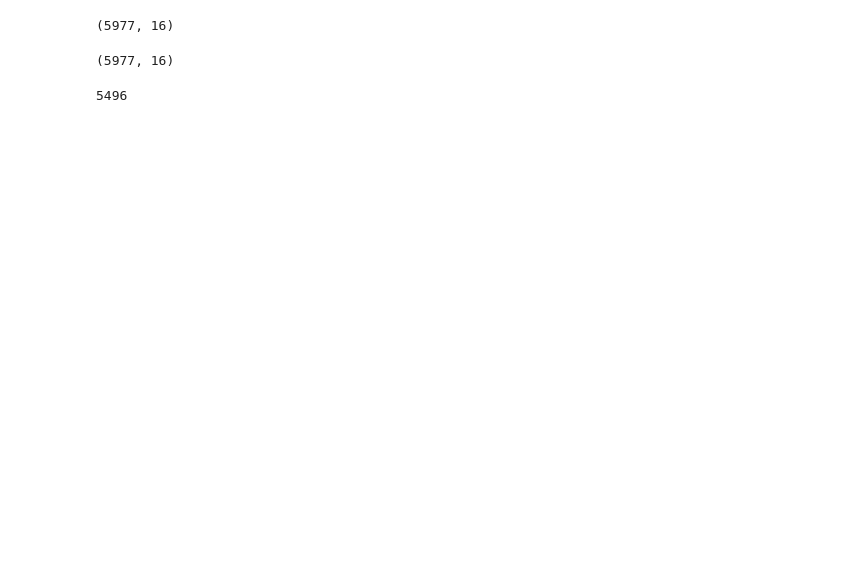
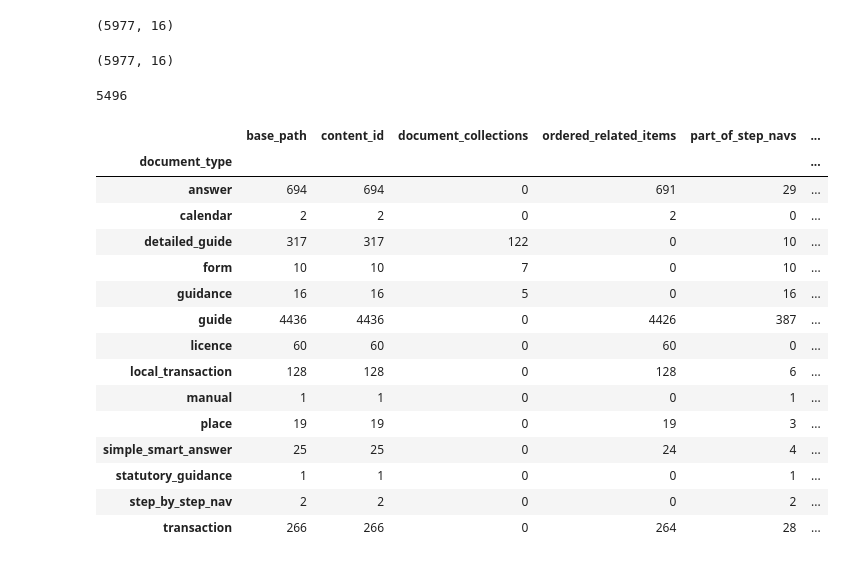
Before and after one commit to alphagov/govuk_ab_analysis, a Jupyter notebook: notebooks/Different links for content IDs.ipynb, the cells around one changed output. Cells and saved outputs as stored; diff of their text form; code cells hidden in the pictures; blank space fills up the shorter version.

```diff
--- a/notebooks/Different links for content IDs.ipynb
+++ b/notebooks/Different links for content IDs.ipynb
@@ -75,8 +57,8 @@ clean_content_df.shape
 # fill NaNs with empty arrays, and then literal_eval all the arrays so we can
 # access the items within them (the different slugs associated with each
 # content ID)
-clean_content_df['slugs'] = clean_content_df['slugs'].fillna("['']").apply(
+clean_content_rl_df['slugs'] = clean_content_rl_df['slugs'].fillna("['']").apply(
     ast.literal_eval)
 # %%
-clean_content_df.reset_index(inplace=True, drop=True)
+clean_content_rl_df.reset_index(inplace=True, drop=True)
 # %%
@@ -114,7 +96,7 @@ add_dummy_slug(clean_content_df['slugs'][0])
 # %% [output]
 ['']
 # %%
-clean_content_df['slugs'] = clean_content_df['slugs'].apply(add_dummy_slug)
+clean_content_rl_df['slugs'] = clean_content_rl_df['slugs'].apply(add_dummy_slug)
 # %%
 # adapted from https://gist.github.com/jlln/338b4b0b55bd6984f883
 def splitDataFrameList(df,target_column):
@@ -136,7 +118,7 @@ def splitDataFrameList(df,target_column):
     return new_df
 # %%
 clean_content_exploded_df = splitDataFrameList(
-    clean_content_df, 'slugs')
+    clean_content_rl_df, 'slugs')
 # %%
 def overview_to_nothing(slug):
     if slug == '':
@@ -186 +168,20 @@ clean_content_exploded_df.to_csv('/Users/suganyasivaskantharajah/code/govuk_ab_a
                         compression='gzip', index=False)
+# %%
+clean_content_exploded_df.groupby('document_type').count()
+# %% [output]
+|  | base_path | content_id | document_collections | ordered_related_items | part_of_step_navs | ... |
+| document_type |  |  |  |  |  | ... |
+| answer | 694 | 694 | 0 | 691 | 29 | ... |
+| calendar | 2 | 2 | 0 | 2 | 0 | ... |
+| detailed_guide | 317 | 317 | 122 | 0 | 10 | ... |
+| form | 10 | 10 | 7 | 0 | 10 | ... |
+| guidance | 16 | 16 | 5 | 0 | 16 | ... |
+| guide | 4436 | 4436 | 0 | 4426 | 387 | ... |
+| licence | 60 | 60 | 0 | 60 | 0 | ... |
+| local_transaction | 128 | 128 | 0 | 128 | 6 | ... |
+| manual | 1 | 1 | 0 | 0 | 1 | ... |
+| place | 19 | 19 | 0 | 19 | 3 | ... |
+| simple_smart_answer | 25 | 25 | 0 | 24 | 4 | ... |
+| statutory_guidance | 1 | 1 | 0 | 0 | 1 | ... |
+| step_by_step_nav | 2 | 2 | 0 | 0 | 2 | ... |
+| transaction | 266 | 266 | 0 | 264 | 28 | ... |
```
Also changed, not shown: parts of 11 cells of this notebook, 2 other files.
